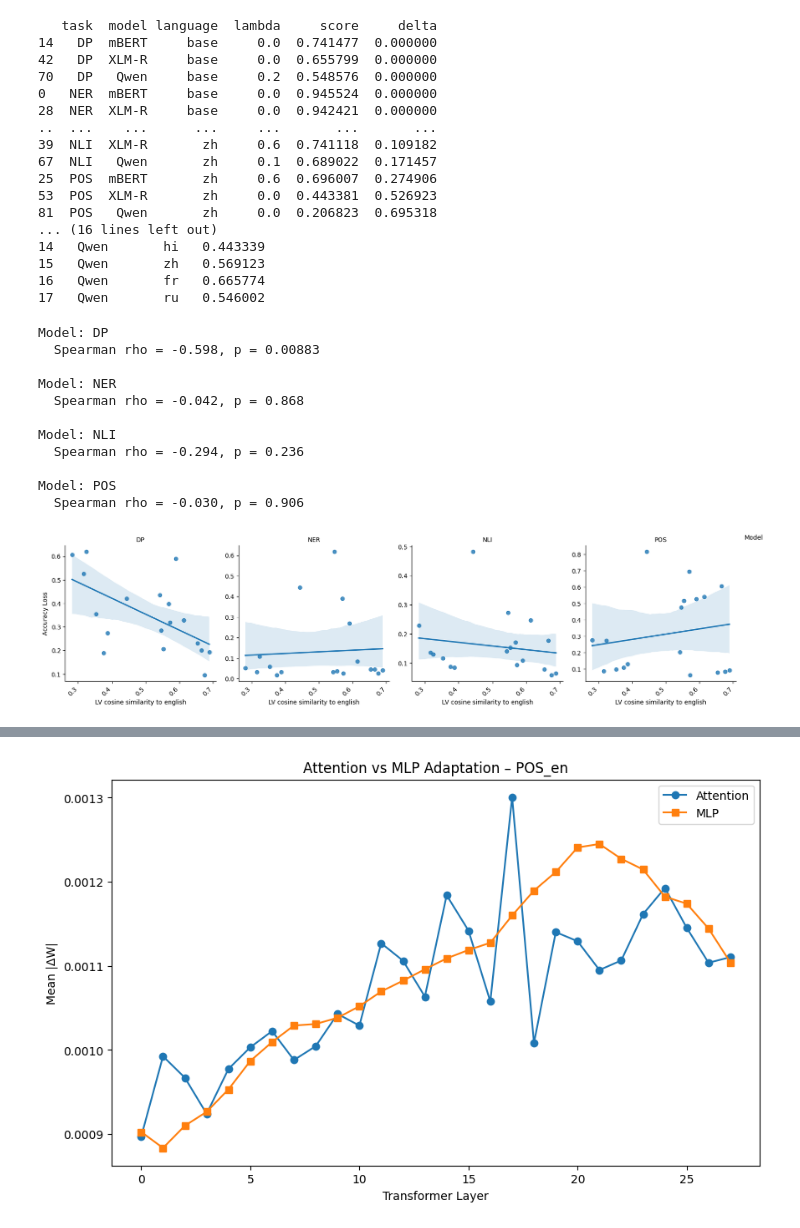
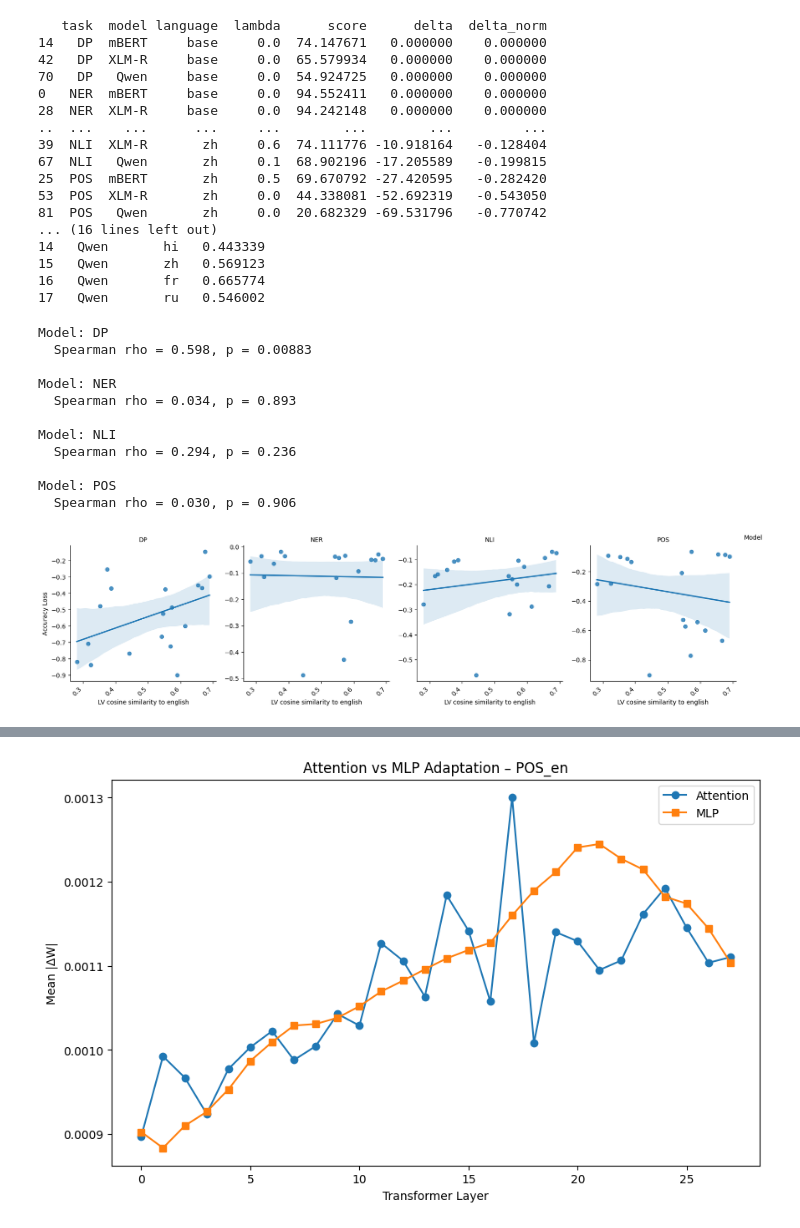
Before and after one commit to erafkin/xling_task_transfer, a Jupyter notebook: notebooks/figure_generation.ipynb, the cells around one changed output, grey strips where cells are left out. Cells and saved outputs as stored; diff of their text form; code cells hidden in the pictures.

```diff
--- a/notebooks/figure_generation.ipynb
+++ b/notebooks/figure_generation.ipynb
@@ -182,8 +184,8 @@ g.map_dataframe(
 )
 
 # --- Customize ---
-g.add_legend(title="Task", loc="upper right")
-g.set_axis_labels("Language", "Accuracy")
+g.add_legend(title="Language", loc="upper right")
+g.set_axis_labels("Task", "Accuracy")
 g.set_titles("{col_name}")
 for t, l in zip(g._legend.texts, ["en"]):
     t.set_text(l)
@@ -192,6 +194,6 @@ for t, l in zip(g._legend.texts, ["en"]):
 for ax in g.axes.flatten():
     ax.set_xticklabels(ax.get_xticklabels(), rotation=45, ha='right')
 
-plt.tight_layout()
+# plt.tight_layout()
 plt.show()
 # %% [output]
@@ -219,7 +313,7 @@ import pandas as pd
 
 # --- Create a FacetGrid with 4 subplots, one for each task ---
 g = sns.FacetGrid(
-    df_test_scores[df_test_scores['language'] != 'en'],
+    df_test_scores[df_test_scores['language'] != 'base'],
     col="task",
     col_wrap=2,
     sharey=True,
@@ -275,31 +369,31 @@ import pandas as pd
 
 # --- Create a FacetGrid with 4 subplots, one for each task ---
 g = sns.FacetGrid(
-    df,
+    df_test_scores[df_test_scores['language'] != 'base'],
     col="task",
     col_wrap=4,            # ensures 4 side-by-side
-    sharey=False,          # scores for DP differ in scale
-    height=4
+    sharey=True,          # scores for DP differ in scale
+    height=4,
 )
 
 # --- Map a grouped barplot onto each facet ---
 g.map_dataframe(
     sns.barplot,
     x="language",
-    y="delta",
+    y="delta_norm",
     hue="model",
     palette="Blues"
 )
 
 # --- Customize ---
 g.add_legend(title="Model", loc="upper right")
-g.set_axis_labels("Language", "Accuracy Loss")
+g.set_axis_labels("Language", "Accuracy Loss (Normalized)")
 g.set_titles("{col_name}")
 
 # Make x labels readable
 for ax in g.axes.flatten():
     ax.set_xticklabels(ax.get_xticklabels(), rotation=45, ha='right')
 
-plt.tight_layout()
+# plt.tight_layout()
 plt.show()
 # %% [output]
@@ -307,6 +401,6 @@ NameError: name 'df' is not defined
 # %%
 from scipy.stats import spearmanr, pearsonr
-
+import json
 # cosine similarity vs tv cosine similarity.
 with open("output/languages/uriel_plus.json", "r") as f:
     uriel = json.load(f)
@@ -389,7 +483,7 @@ g = sns.FacetGrid(
 )
 g.map_dataframe(reg_with_labels)
 
-g.set_axis_labels("URIEL+ Similarity to English", "LV Cosine Similarity to English")
+g.set_axis_labels("URIEL+ Distance from English", "LV Cosine Similarity to English")
 g.set_titles("{col_name}")
 
 for ax in g.axes.flatten():
@@ -474,7 +568,7 @@ g = sns.FacetGrid(
 g.map_dataframe(
     sns.regplot,
     x="en_cossim",
-    y="delta",
+    y="delta_norm",
     # hue="model",
     # palette="Blues"
 )
@@ -482,50 +576,50 @@ g.map_dataframe(
 # --- Customize ---
 g.add_legend(title="Model", loc="upper right")
 g.set_axis_labels("LV cosine similarity to english", "Accuracy Loss")
 g.set_titles("{col_name}")
 
 # Make x labels readable
 for ax in g.axes.flatten():
     ax.set_xticklabels(ax.get_xticklabels(), rotation=45, ha='right')
 
 for model_name, subdf in df4.groupby("task"):
     rho, p = spearmanr(subdf["en_cossim"], subdf["delta"])#, nan_policy="omit")
     correlations[model_name] = (rho, p)
     print(f"Model: {model_name}")
     print(f"  Spearman rho = {rho:.3f}, p = {p:.3g}")
     print()
 # plt.tight_layout()
 plt.show()
 # %% [output]
-   task  model language  lambda     score     delta
-14   DP  mBERT     base     0.0  0.741477  0.000000
-42   DP  XLM-R     base     0.0  0.655799  0.000000
-70   DP   Qwen     base     0.2  0.548576  0.000000
-0   NER  mBERT     base     0.0  0.945524  0.000000
-28  NER  XLM-R     base     0.0  0.942421  0.000000
-..  ...    ...      ...     ...       ...       ...
-39  NLI  XLM-R       zh     0.6  0.741118  0.109182
-67  NLI   Qwen       zh     0.1  0.689022  0.171457
-25  POS  mBERT       zh     0.6  0.696007  0.274906
-53  POS  XLM-R       zh     0.0  0.443381  0.526923
-81  POS   Qwen       zh     0.0  0.206823  0.695318
+   task  model language  lambda      score      delta  delta_norm
+14   DP  mBERT     base     0.0  74.147671   0.000000    0.000000
+42   DP  XLM-R     base     0.0  65.579934   0.000000    0.000000
+70   DP   Qwen     base     0.0  54.924725   0.000000    0.000000
+0   NER  mBERT     base     0.0  94.552411   0.000000    0.000000
+28  NER  XLM-R     base     0.0  94.242148   0.000000    0.000000
+..  ...    ...      ...     ...        ...        ...         ...
+39  NLI  XLM-R       zh     0.6  74.111776 -10.918164   -0.128404
+67  NLI   Qwen       zh     0.1  68.902196 -17.205589   -0.199815
+25  POS  mBERT       zh     0.5  69.670792 -27.420595   -0.282420
+53  POS  XLM-R       zh     0.0  44.338081 -52.692319   -0.543050
+81  POS   Qwen       zh     0.0  20.682329 -69.531796   -0.770742
 ... (16 lines left out)
 14   Qwen       hi   0.443339
 15   Qwen       zh   0.569123
 16   Qwen       fr   0.665774
 17   Qwen       ru   0.546002
 Model: DP
-  Spearman rho = -0.598, p = 0.00883
+  Spearman rho = 0.598, p = 0.00883
 
 Model: NER
-  Spearman rho = -0.042, p = 0.868
+  Spearman rho = 0.034, p = 0.893
 
 Model: NLI
-  Spearman rho = -0.294, p = 0.236
+  Spearman rho = 0.294, p = 0.236
 
 Model: POS
-  Spearman rho = -0.030, p = 0.906
+  Spearman rho = 0.030, p = 0.906
-[figure, old version]
+[figure, new version]
 # %%
 import seaborn as sns
 import matplotlib.pyplot as plt
```
Also changed, not shown: parts of 19 cells of this notebook.
